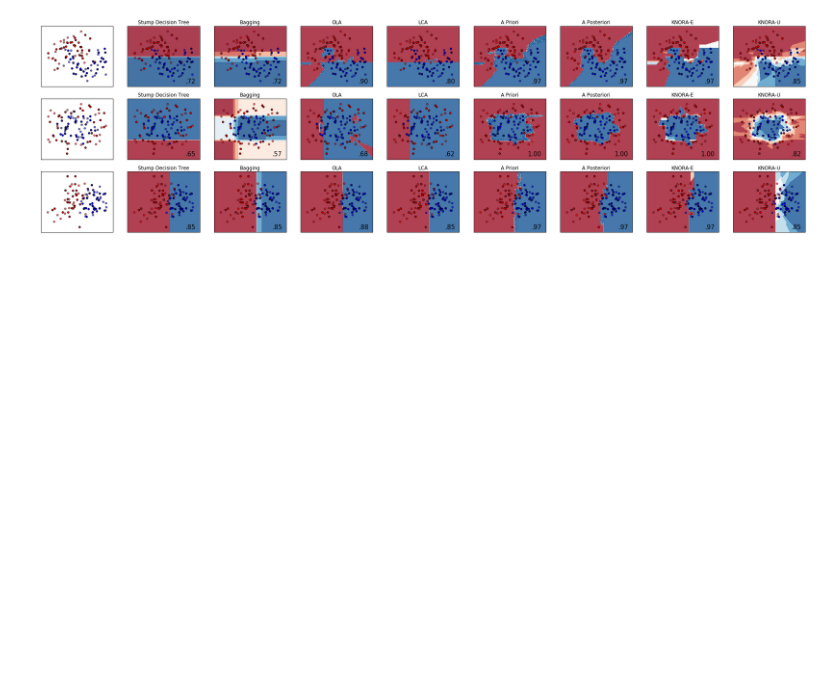
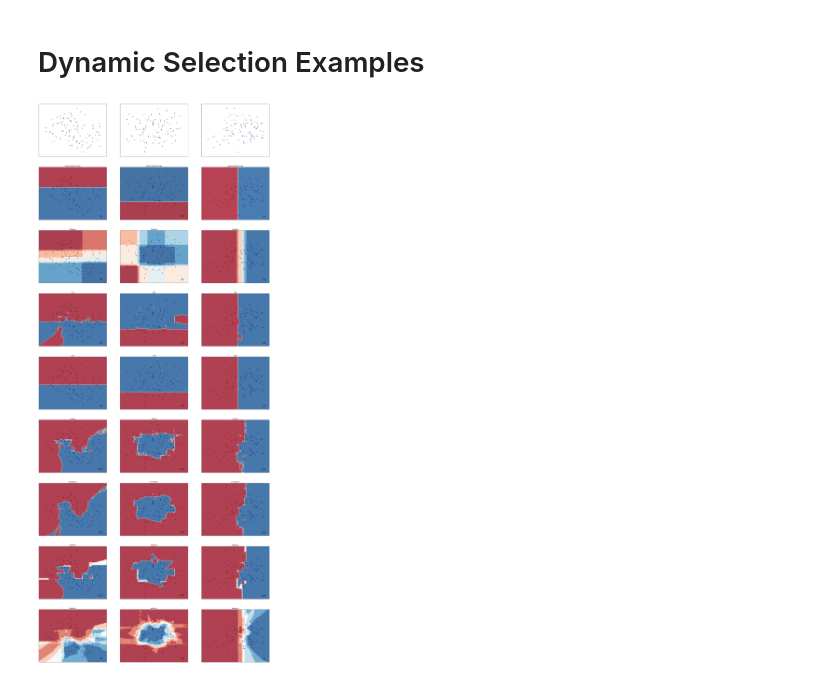
Before and after one commit to viisar/brew, a Jupyter notebook: examples/Dynamic Selection Example.ipynb, the cells around one changed output. Cells and saved outputs as stored; diff of their text form; code cells hidden in the pictures; blank space fills up the shorter version.

Commit message:
updated Dynamic Selection Example

```diff
--- a/examples/Dynamic Selection Example.ipynb
+++ b/examples/Dynamic Selection Example.ipynb
@@ -1,3 +1,5 @@
+# %% [markdown]
+# Dynamic Selection Examples
 # %%
 %matplotlib inline
 import numpy as np
@@ -15,7 +17,7 @@ from brew.combination.combiner import Combiner
 from brew.generation import Bagging
 from brew.selection.dynamic import OLA, LCA,APriori, APosteriori, KNORA_UNION, KNORA_ELIMINATE
 # %%
-h = .02  # step size in the mesh
+h = .05  # step size in the mesh
 
 X, y = make_classification(n_features=2, n_redundant=0, n_informative=2,
                            random_state=1, n_clusters_per_class=1)
@@ -28,7 +30,7 @@ datasets = [make_moons(noise=0.3, random_state=0),
             linearly_separable
             ]
 # %%
-figure = plt.figure(figsize=(27, 9))
+figure = plt.figure(figsize=(27, 3*27))
 i = 1
 # iterate over datasets
 for ds in datasets:
@@ -46,7 +48,7 @@ for ds in datasets:
     cm = plt.cm.RdBu
     cm_bright = ListedColormap(['#FF0000', '#0000FF'])
     #ax = plt.subplot(len(datasets), len(classifiers) + 1, i)
-    ax = plt.subplot(len(datasets), 9, i)
+    ax = plt.subplot(9, len(datasets), i)
 
     # Plot the training points
     ax.scatter(X_train[:, 0], X_train[:, 1], c=y_train, cmap=cm_bright)
@@ -56,7 +58,7 @@ for ds in datasets:
     ax.set_ylim(yy.min(), yy.max())
     ax.set_xticks(())
     ax.set_yticks(())
-    i += 1
+
 
 
     # Initializing ensemble of stump decision trees
@@ -79,38 +81,39 @@ for ds in datasets:
     names = ['Stump Decision Tree', 'Bagging', 'OLA', 'LCA', 'A Priori', 'A Posteriori', 'KNORA-E', 'KNORA-U']
 
     # iterate over classifiers
+    j = i + 3
     for name, clf in zip(names, classifiers):
-        ax = plt.subplot(len(datasets), 9, i)
+        ax = plt.subplot(9, len(datasets), j)
         #clf.fit(X_train, y_train)
         score = clf.score(X_test, y_test)
 
         # Plot the decision boundary. For that, we will assign a color to each
         # point in the mesh [x_min, m_max]x[y_min, y_max].
         if hasattr(clf, "decision_function"):
             Z = clf.decision_function(np.c_[xx.ravel(), yy.ravel()])
         else:
             Z = clf.predict_proba(np.c_[xx.ravel(), yy.ravel()])[:, 1]
 
         # Put the result into a color plot
         Z = Z.reshape(xx.shape)
         ax.contourf(xx, yy, Z, cmap=cm, alpha=.8)
 
         # Plot also the training points
         ax.scatter(X_train[:, 0], X_train[:, 1], c=y_train, cmap=cm_bright)
         # and testing points
         ax.scatter(X_test[:, 0], X_test[:, 1], c=y_test, cmap=cm_bright,
                    alpha=0.6)
 
         ax.set_xlim(xx.min(), xx.max())
         ax.set_ylim(yy.min(), yy.max())
         ax.set_xticks(())
         ax.set_yticks(())
         ax.set_title(name)
         ax.text(xx.max() - .3, yy.min() + .3, ('%.2f' % score).lstrip('0'),
                 size=15, horizontalalignment='right')
-        i += 1
-
+        j += 3
+    i += 1
 figure.subplots_adjust(left=.02, right=.98)
 plt.show()
 # %% [output]
-[figure, old version]
+[figure, new version]
```
